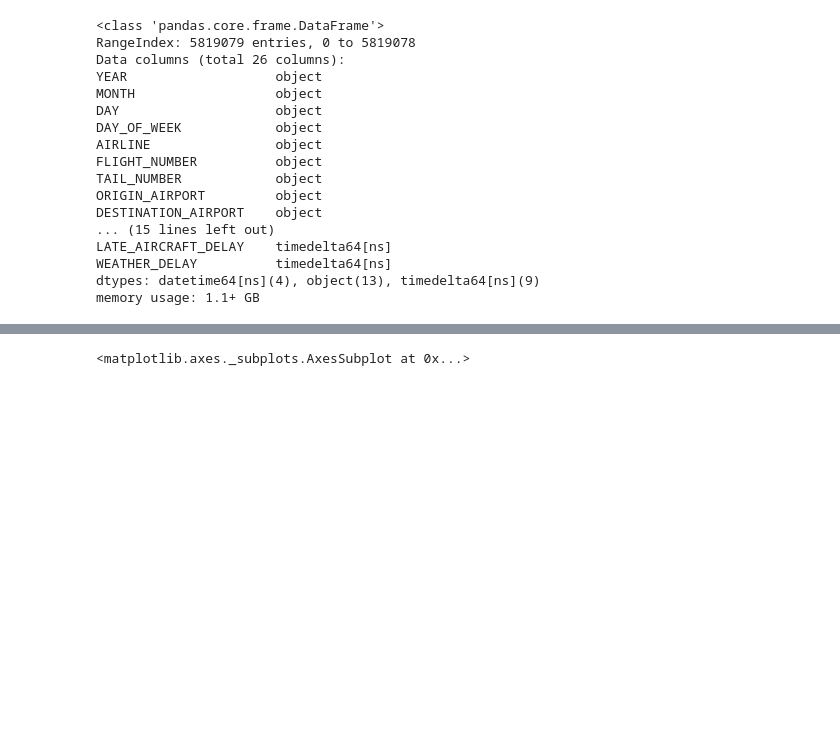
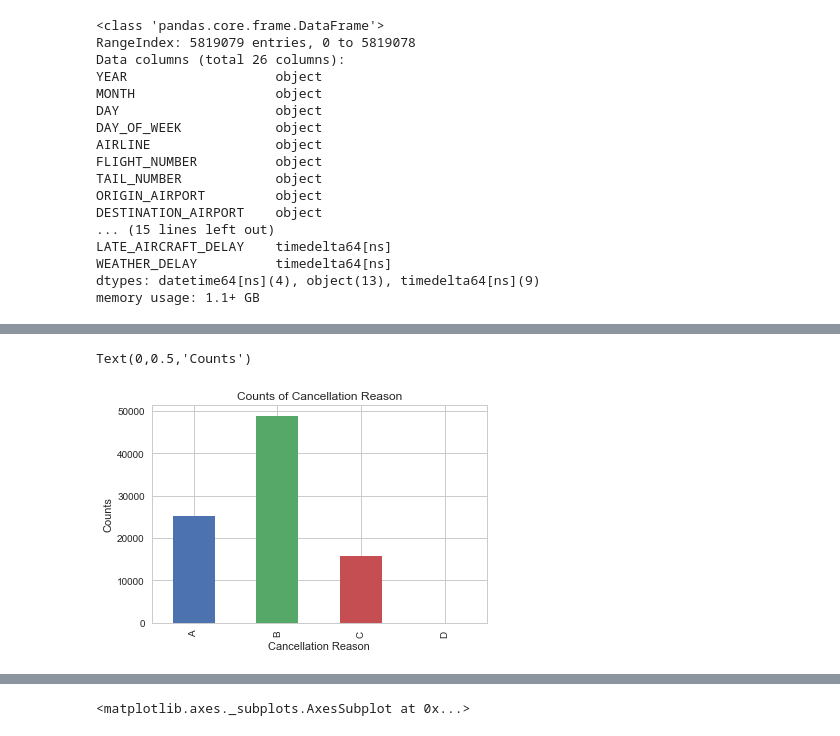
Before and after one commit to talk-ryan/FlightsData, a Jupyter notebook: FlightDataEDA.ipynb, the cells around one changed output, grey strips where cells are left out. Drawn from its saved outputs; the diff is of its cells as text; code cells hidden in the pictures; blank space fills up the shorter version.

```diff
--- a/FlightDataEDA.ipynb
+++ b/FlightDataEDA.ipynb
@@ -135,0 +147,8 @@ df_cancelled.head()
+# %%
+ax = df_cancelled["CANCELLATION_REASON"].value_counts().sort_index().\
+    plot(kind="bar", title="Counts of Cancellation Reason")
+ax.set_xlabel("Cancellation Reason")
+ax.set_ylabel("Counts")
+# %% [output]
+Text(0,0.5,'Counts')
+[figure, added]
```
Also changed, not shown: parts of 39 cells of this notebook.
